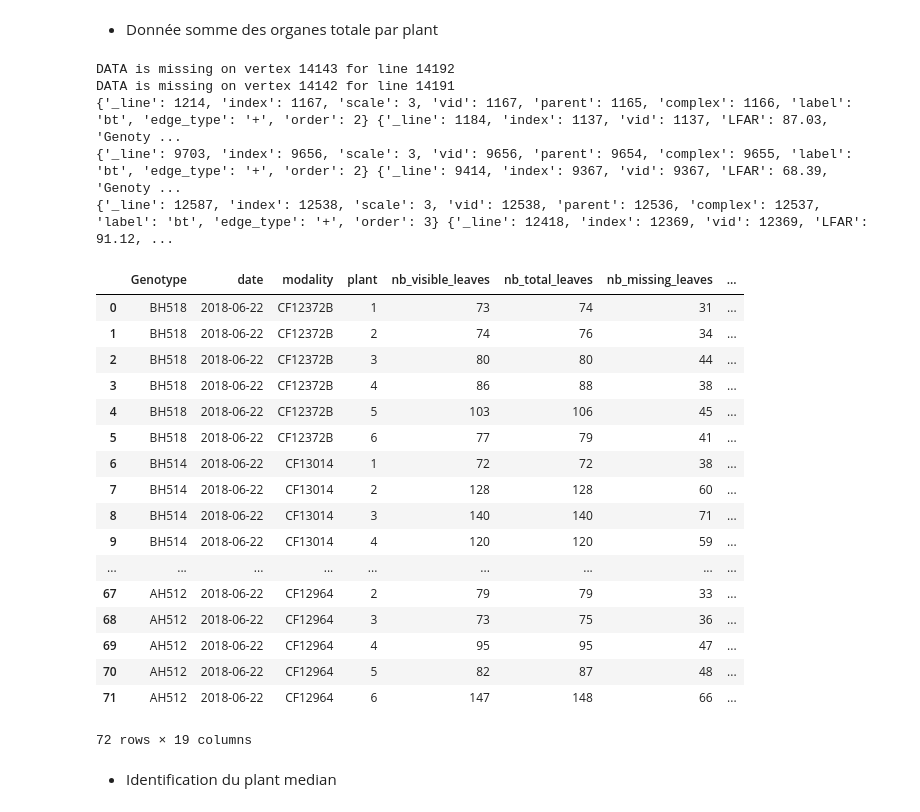
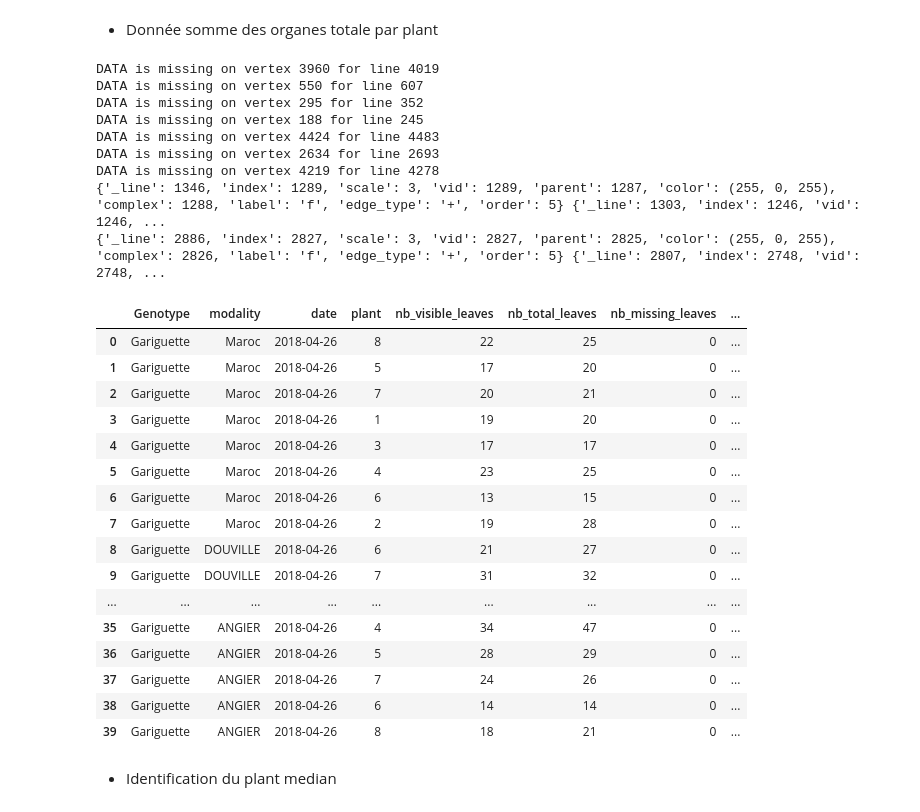
Before and after one commit to openalea/strawberry, a Jupyter notebook: example/Formation/Demo Strawberry.ipynb, the cells around one changed output. Cells and saved outputs as stored; diff of their text form; code cells hidden in the pictures.

```diff
--- a/example/Formation/Demo Strawberry.ipynb
+++ b/example/Formation/Demo Strawberry.ipynb
@@ -45,7 +45,7 @@ genotypes = dict((f.namebase, f) for f in files)
 #print(genotypes.keys())
 
 DIPLOIDS = ['Sicile','Nils']
-OCTOPLOIDS = ['Gariguette','Darselect','Clery','Capriss','Cir107','Ciflorette','friendlyfruit','friendlyfruit_varieties_finale']
+OCTOPLOIDS = ['Gariguette','Darselect','Clery','Capriss','Cir107','Ciflorette']#,'friendlyfruit','friendlyfruit_varieties_finale']
 
 diploids = dict((k,f) for k,f in genotypes.items() if k in DIPLOIDS)
 # print(diploids)
@@ -64,7 +64,7 @@ A set of strawberry plant architecture has been measured and is stored in an MTG
 
 Pour cela replacer mettre le nom de la variété voulue oct_genotype= 'nomvariete' attention les guillemets sont importante
 # %%
-oct_genotype = 'friendlyfruit_varieties_finale'
+oct_genotype = 'Ciflorette'
 
 goct = MTG(octoploids[oct_genotype])
 print('Octoploid  : ', str(goct))
@@ -209,35 +221,38 @@ Faire également dans la fonction calcul de l'individu central intégré une mod
 # %%
 # extraction of data at plant scale
 df_at_plant_scale = variables.extract_at_plant_scale(g)
 df_at_plant_scale.date = pd.to_datetime(df_at_plant_scale.date, dayfirst=True)
 df_at_plant_scale["nb_leaf_present"]= df_at_plant_scale.nb_visible_leaves-df_at_plant_scale.nb_missing_leaves
 df_at_plant_scale["total_leaf_area"]=df_at_plant_scale.nb_leaf_present*df_at_plant_scale.leaf_area
-df_at_plant_scale= df_at_plant_scale[["Genotype","date","modality","plant","nb_visible_leaves","nb_total_leaves","nb_missing_leaves","nb_leaf_present","leaf_area","total_leaf_area","nb_total_flowers","nb_stolons","nb_vegetative_bud","nb_initiated_bud","nb_floral_bud","nb_inflorescence","order_max","nb_ramifications","vid"]]
+df_at_plant_scale= df_at_plant_scale[["Genotype","modality","date","plant","nb_visible_leaves","nb_total_leaves","nb_missing_leaves","nb_leaf_present","leaf_area","total_leaf_area","nb_total_flowers","nb_stolons","nb_vegetative_bud","nb_initiated_bud","nb_floral_bud","nb_inflorescence","order_max","nb_ramifications","vid"]]
 df_at_plant_scale
 # %% [output]
-DATA is missing on vertex 14143 for line 14192
-DATA is missing on vertex 14142 for line 14191
-{'_line': 1214, 'index': 1167, 'scale': 3, 'vid': 1167, 'parent': 1165, 'complex': 1166, 'label': 'bt', 'edge_type': '+', 'order': 2} {'_line': 1184, 'index': 1137, 'vid': 1137, 'LFAR': 87.03, 'Genoty ...
-{'_line': 9703, 'index': 9656, 'scale': 3, 'vid': 9656, 'parent': 9654, 'complex': 9655, 'label': 'bt', 'edge_type': '+', 'order': 2} {'_line': 9414, 'index': 9367, 'vid': 9367, 'LFAR': 68.39, 'Genoty ...
-{'_line': 12587, 'index': 12538, 'scale': 3, 'vid': 12538, 'parent': 12536, 'complex': 12537, 'label': 'bt', 'edge_type': '+', 'order': 3} {'_line': 12418, 'index': 12369, 'vid': 12369, 'LFAR': 91.12, ...
+DATA is missing on vertex 3960 for line 4019
+DATA is missing on vertex 550 for line 607
+DATA is missing on vertex 295 for line 352
+DATA is missing on vertex 188 for line 245
+DATA is missing on vertex 4424 for line 4483
+DATA is missing on vertex 2634 for line 2693
+DATA is missing on vertex 4219 for line 4278
+{'_line': 1346, 'index': 1289, 'scale': 3, 'vid': 1289, 'parent': 1287, 'color': (255, 0, 255), 'complex': 1288, 'label': 'f', 'edge_type': '+', 'order': 5} {'_line': 1303, 'index': 1246, 'vid': 1246, ...
+{'_line': 2886, 'index': 2827, 'scale': 3, 'vid': 2827, 'parent': 2825, 'color': (255, 0, 255), 'complex': 2826, 'label': 'f', 'edge_type': '+', 'order': 5} {'_line': 2807, 'index': 2748, 'vid': 2748, ...
-|  | Genotype | date | modality | plant | nb_visible_leaves | nb_total_leaves | nb_missing_leaves | ... |
-| 0 | BH518 | 2018-06-22 | CF12372B | 1 | 73 | 74 | 31 | ... |
-| 1 | BH518 | 2018-06-22 | CF12372B | 2 | 74 | 76 | 34 | ... |
-| 2 | BH518 | 2018-06-22 | CF12372B | 3 | 80 | 80 | 44 | ... |
-| 3 | BH518 | 2018-06-22 | CF12372B | 4 | 86 | 88 | 38 | ... |
-| 4 | BH518 | 2018-06-22 | CF12372B | 5 | 103 | 106 | 45 | ... |
-| 5 | BH518 | 2018-06-22 | CF12372B | 6 | 77 | 79 | 41 | ... |
-| 6 | BH514 | 2018-06-22 | CF13014 | 1 | 72 | 72 | 38 | ... |
-| 7 | BH514 | 2018-06-22 | CF13014 | 2 | 128 | 128 | 60 | ... |
-| 8 | BH514 | 2018-06-22 | CF13014 | 3 | 140 | 140 | 71 | ... |
-| 9 | BH514 | 2018-06-22 | CF13014 | 4 | 120 | 120 | 59 | ... |
+|  | Genotype | modality | date | plant | nb_visible_leaves | nb_total_leaves | nb_missing_leaves | ... |
+| 0 | Gariguette | Maroc | 2018-04-26 | 8 | 22 | 25 | 0 | ... |
+| 1 | Gariguette | Maroc | 2018-04-26 | 5 | 17 | 20 | 0 | ... |
+| 2 | Gariguette | Maroc | 2018-04-26 | 7 | 20 | 21 | 0 | ... |
+| 3 | Gariguette | Maroc | 2018-04-26 | 1 | 19 | 20 | 0 | ... |
+| 4 | Gariguette | Maroc | 2018-04-26 | 3 | 17 | 17 | 0 | ... |
+| 5 | Gariguette | Maroc | 2018-04-26 | 4 | 23 | 25 | 0 | ... |
+| 6 | Gariguette | Maroc | 2018-04-26 | 6 | 13 | 15 | 0 | ... |
+| 7 | Gariguette | Maroc | 2018-04-26 | 2 | 19 | 28 | 0 | ... |
+| 8 | Gariguette | DOUVILLE | 2018-04-26 | 6 | 21 | 27 | 0 | ... |
+| 9 | Gariguette | DOUVILLE | 2018-04-26 | 7 | 31 | 32 | 0 | ... |
 | ... | ... | ... | ... | ... | ... | ... | ... | ... |
-| 67 | AH512 | 2018-06-22 | CF12964 | 2 | 79 | 79 | 33 | ... |
-| 68 | AH512 | 2018-06-22 | CF12964 | 3 | 73 | 75 | 36 | ... |
-| 69 | AH512 | 2018-06-22 | CF12964 | 4 | 95 | 95 | 47 | ... |
-| 70 | AH512 | 2018-06-22 | CF12964 | 5 | 82 | 87 | 48 | ... |
-| 71 | AH512 | 2018-06-22 | CF12964 | 6 | 147 | 148 | 66 | ... |
+| 35 | Gariguette | ANGIER | 2018-04-26 | 4 | 34 | 47 | 0 | ... |
+| 36 | Gariguette | ANGIER | 2018-04-26 | 5 | 28 | 29 | 0 | ... |
+| 37 | Gariguette | ANGIER | 2018-04-26 | 7 | 24 | 26 | 0 | ... |
+| 38 | Gariguette | ANGIER | 2018-04-26 | 6 | 14 | 14 | 0 | ... |
+| 39 | Gariguette | ANGIER | 2018-04-26 | 8 | 18 | 21 | 0 | ... |
-72 rows × 19 columns
 # %%
 # Exctract data in csv (Excel)
 # indiquer le chemin ou l'on souhaite l'enregitrer entre guillement et ajouter le nom fichier.csv
```
Also changed, not shown: parts of 13 cells of this notebook, 10 other files.
